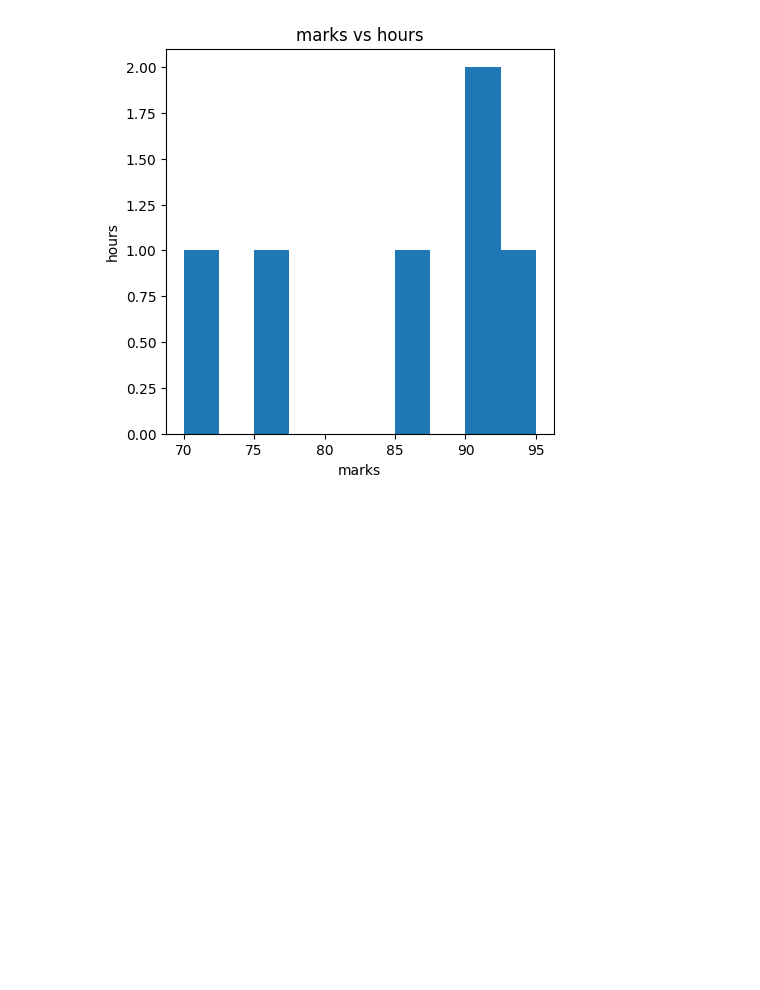
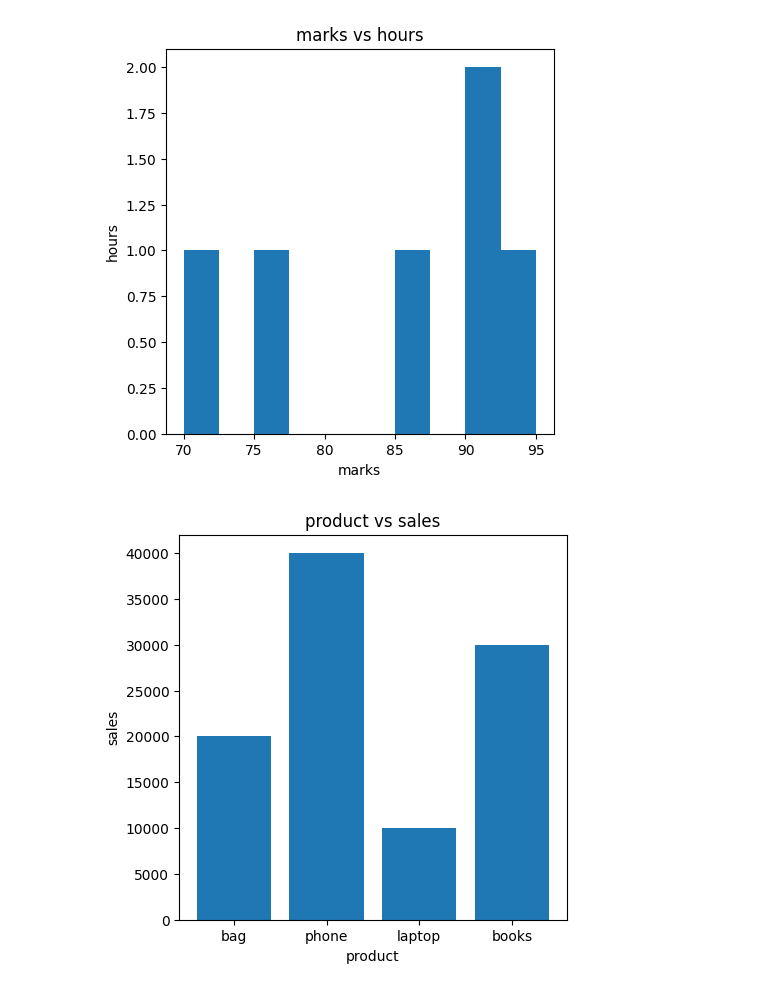
Before and after one commit to jvnsaithilak/Data_analytics_training, a Jupyter notebook: DA_1.ipynb, the cells around one changed output. Saved outputs shown, nothing was run; the diff lists cells and outputs as text; code cells hidden in the pictures; blank space fills up the shorter version.

```diff
--- a/DA_1.ipynb
+++ b/DA_1.ipynb
@@ -31,3 +31,17 @@ standard deviation: 8.858454843945541
 correlation: [[1.         0.61140618]
  [0.61140618 1.        ]]
 [figure]
+# %%
+import pandas as pd
+import matplotlib.pyplot as plt
+product=["bag","phone","laptop","books"]
+sales=[20000,40000,10000,30000]
+quantity=[200,300,100,400]
+plt.figure(figsize=(5,5))
+plt.bar(product,sales)
+plt.xlabel('product')
+plt.ylabel('sales')
+plt.title('product vs sales')
+plt.show()
+# %% [output]
+[figure, added]
```
Also changed, not shown: parts of 1 cell of this notebook.
